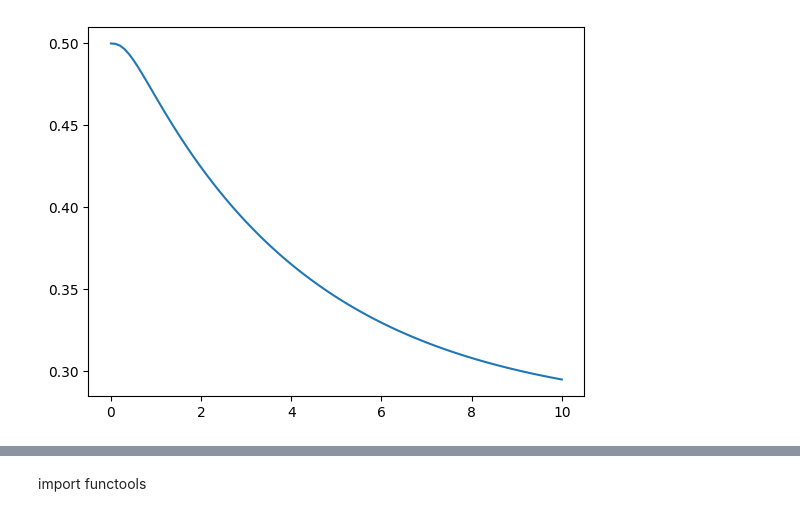
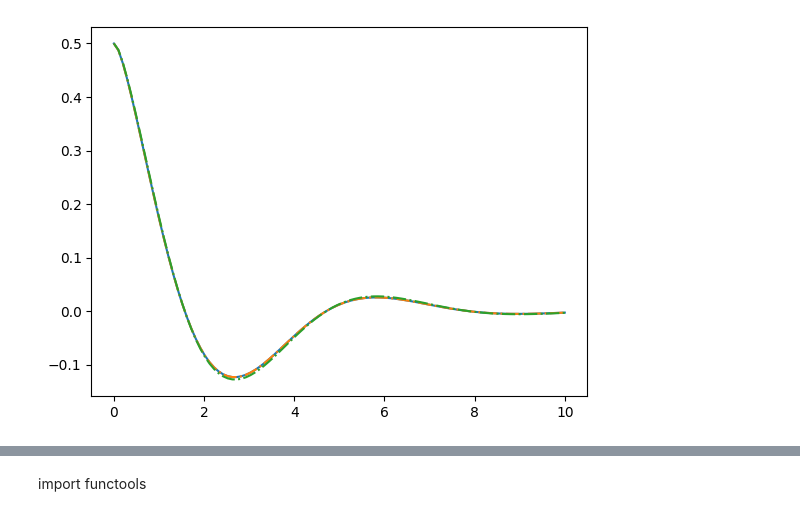
Before and after one commit to mcditoos/NonMarkovianMethods, a Jupyter notebook: nmm/cumulant/testing.ipynb, the cells around one changed output, grey strips where cells are left out. Drawn from its saved outputs; the diff is of its cells as text; code cells hidden in the pictures.

```diff
--- a/nmm/cumulant/testing.ipynb
+++ b/nmm/cumulant/testing.ipynb
@@ -24,0 +48,4 @@ def population(s,i,j):
+# %%
+rho2=cc.evolution(rho02,False)
+# %%
+rho2=rotation(cc,rho2)
@@ -24,0 +54,5 @@ def population(s,i,j):
+# %%
+bath=DrudeLorentzBath(sigmaz(),lam=0.05*np.pi,gamma=5,T=2,Nk=11)
+# %%
+solver=HEOMSolver(H=sigmaz()/2,bath=bath,max_depth=5)
+ans=solver.run(rho02,t2)
@@ -25,8 +71,10 @@ def population(s,i,j):
 # %%
-plt.plot(t,population(rho,0,0))
+plt.plot(t,population(rho,0,1))
+plt.plot(t,expect(rho2,sigmax())/2,'-.')
+plt.plot(t,expect(ans.states,sigmax())/2,'-.')
 plt.show()
 # %% [output]
-[figure, old version]
+[figure, new version]
 # %%
 import sys
 import numpy as np
```
Also changed, not shown: parts of 15 cells of this notebook, 4 other files.
